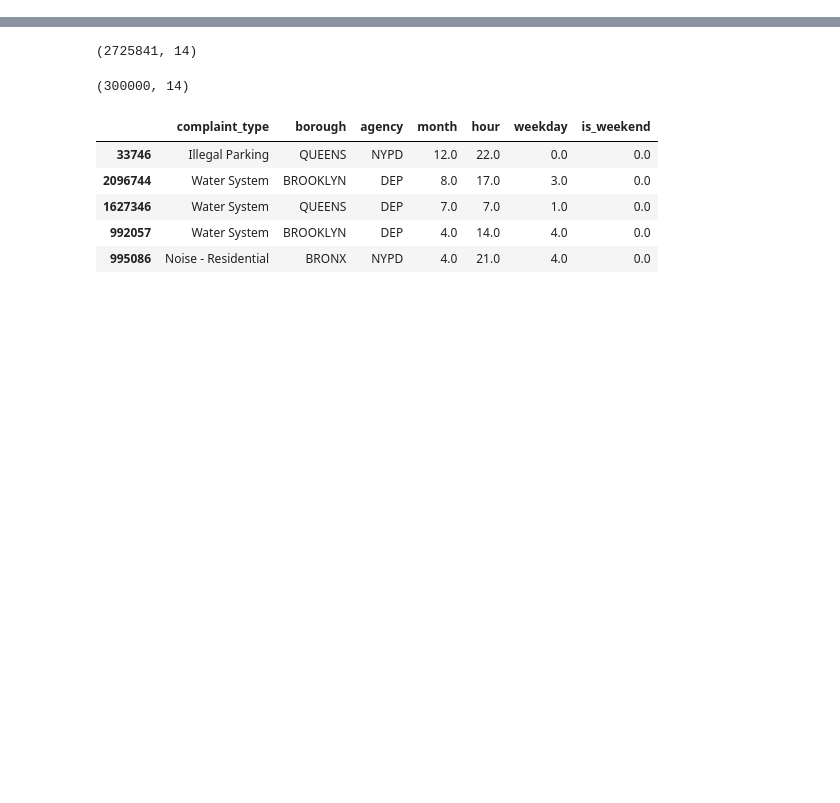
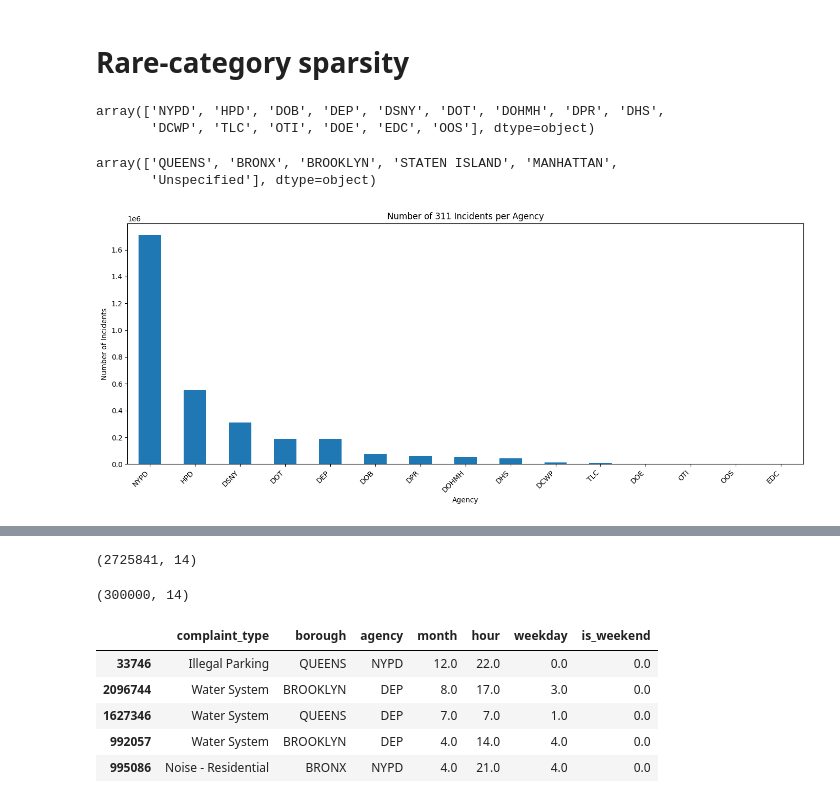
Before and after one commit to yerapark/nyc-311-service-analysis, a Jupyter notebook: notebooks/03_full_year_modeling.ipynb, the cells around one changed output, grey strips where cells are left out. Drawn from its saved outputs; the diff is of its cells as text; code cells hidden in the pictures; blank space fills up the shorter version.

```diff
--- a/notebooks/03_full_year_modeling.ipynb
+++ b/notebooks/03_full_year_modeling.ipynb
@@ -55,0 +260,2 @@ Name: count, dtype: int64
+# %% [markdown]
+# Rare-category sparsity
@@ -55,0 +264,23 @@ Name: count, dtype: int64
+# %%
+df['agency'].unique()
+# %% [output]
+array(['NYPD', 'HPD', 'DOB', 'DEP', 'DSNY', 'DOT', 'DOHMH', 'DPR', 'DHS',
+       'DCWP', 'TLC', 'OTI', 'DOE', 'EDC', 'OOS'], dtype=object)
+# %%
+df['borough'].unique()
+# %% [output]
+array(['QUEENS', 'BRONX', 'BROOKLYN', 'STATEN ISLAND', 'MANHATTAN',
+       'Unspecified'], dtype=object)
+# %%
+agency_counts = df['agency'].value_counts()
+
+plt.figure(figsize=(14, 6))
+agency_counts.plot(kind='bar')
+plt.title("Number of 311 Incidents per Agency")
+plt.xlabel("Agency")
+plt.ylabel("Number of Incidents")
+plt.xticks(rotation=45, ha='right')
+plt.tight_layout()
+plt.show()
+# %% [output]
+[figure, added]
```
Also changed, not shown: parts of 32 cells of this notebook.
